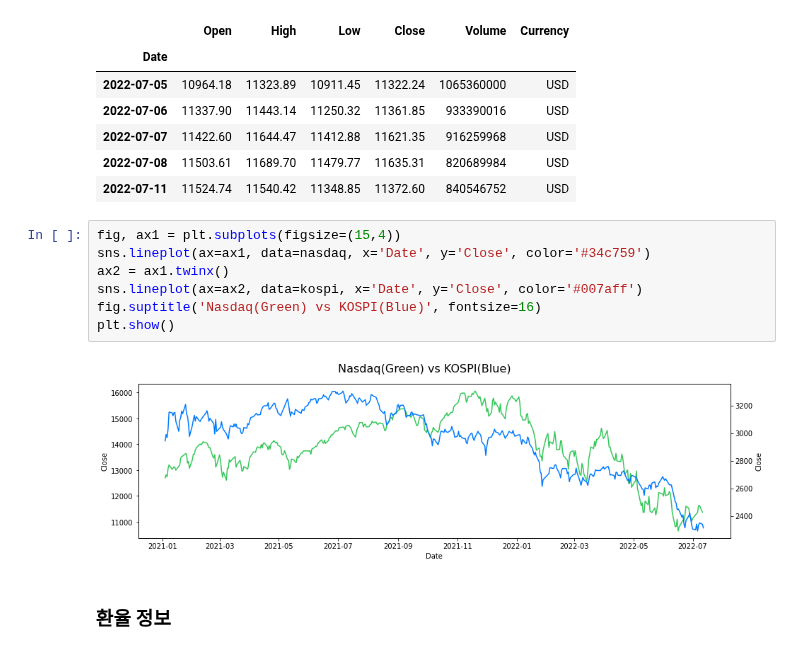
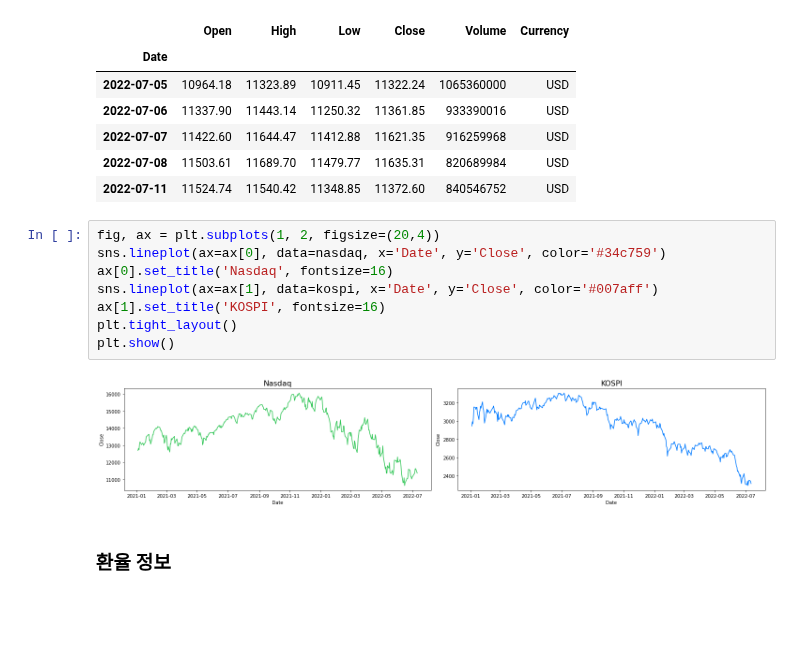
Before and after one commit to instork/data_sources, a Jupyter notebook: src/investpy.ipynb, the cells around one changed output. Saved outputs shown, nothing was run; the diff lists cells and outputs as text; blank space fills up the shorter version.

Commit message:
Edit graph

```diff
--- a/src/investpy.ipynb
+++ b/src/investpy.ipynb
@@ -98,14 +98,15 @@ nasdaq.tail()
 | 2022-07-08 | 11503.61 | 11689.70 | 11479.77 | 11635.31 | 820689984 | USD |
 | 2022-07-11 | 11524.74 | 11540.42 | 11348.85 | 11372.60 | 840546752 | USD |
 # %%
-fig, ax1 = plt.subplots(figsize=(15,4))
-sns.lineplot(ax=ax1, data=nasdaq, x='Date', y='Close', color='#34c759')
-ax2 = ax1.twinx()
-sns.lineplot(ax=ax2, data=kospi, x='Date', y='Close', color='#007aff')
-fig.suptitle('Nasdaq(Green) vs KOSPI(Blue)', fontsize=16)
+fig, ax = plt.subplots(1, 2, figsize=(20,4))
+sns.lineplot(ax=ax[0], data=nasdaq, x='Date', y='Close', color='#34c759')
+ax[0].set_title('Nasdaq', fontsize=16)
+sns.lineplot(ax=ax[1], data=kospi, x='Date', y='Close', color='#007aff')
+ax[1].set_title('KOSPI', fontsize=16)
+plt.tight_layout()
 plt.show()
 # %% [output]
-[figure, old version]
+[figure, new version]
 # %% [markdown]
 ### 환율 정보
 # %%
```
Also changed, not shown: parts of 1 cell of this notebook.
